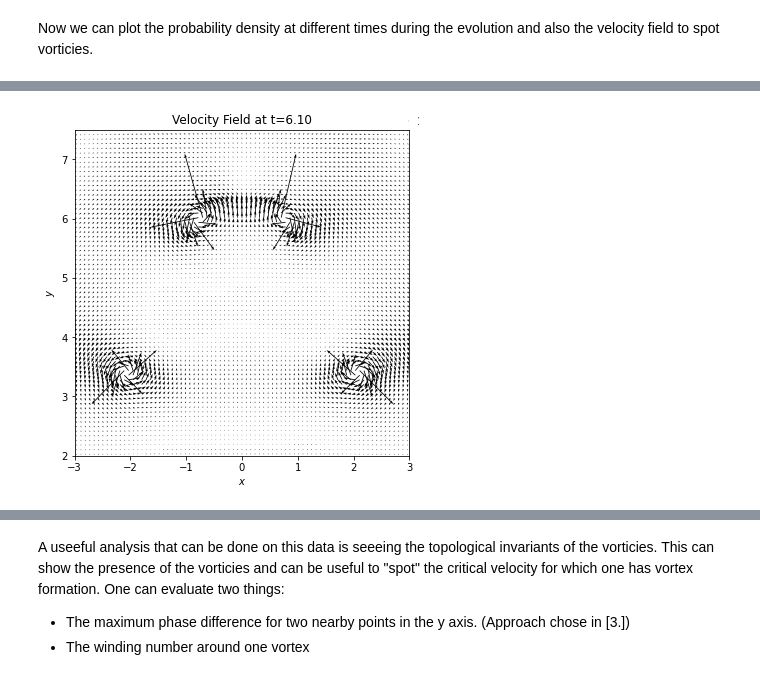
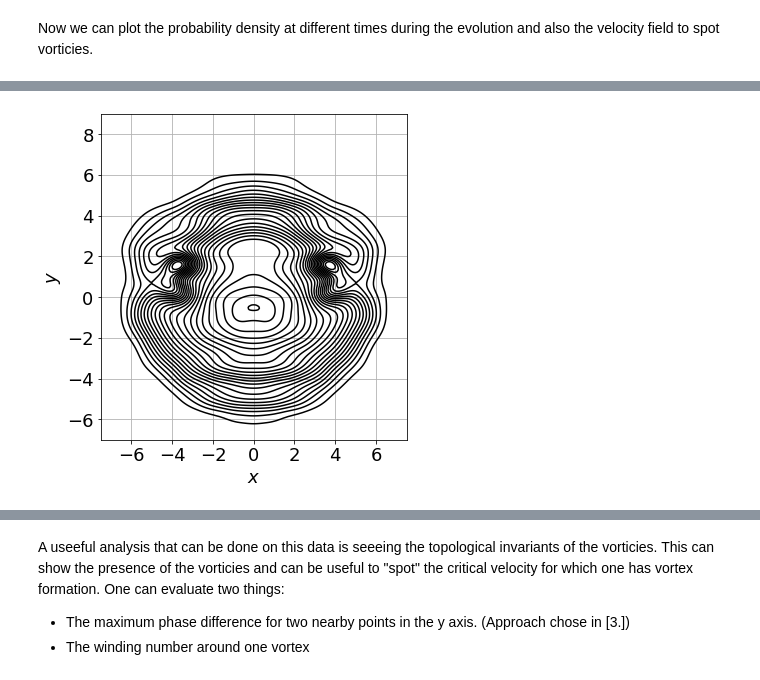
Before and after one commit to mvilucchio/BEC_TSSP, a Jupyter notebook: final_notebook.ipynb, the cells around one changed output, grey strips where cells are left out. Saved outputs shown, nothing was run; the diff lists cells and outputs as text; code cells hidden in the pictures.

```diff
--- a/final_notebook.ipynb
+++ b/final_notebook.ipynb
@@ -77,3 +94,0 @@ print("--- Evaluated in {:.2f} seconds ---".format(end_time - start_time))
-# %%
-frame = -1
-lst_fig = pt.surface_plotter(X, Y, np.abs(psi[frame])**2, title='', z_label=r'$|\psi|^2$')
@@ -223,8 +394,2 @@ print("--- Evaluated in {:.2f} seconds ---".format(end_time - start_time))
 # %% [markdown]
 Now we can plot the probability density at different times during the evolution and also the velocity field to spot vorticies.
-# %%
-frame = 61
-contour_fig = pt.contour_plotter(X, Y, np.abs(psi_t[frame])**2, title='Wavefunction at t={:.2f}'.format(dt*saving_time*frame), show_plot=False)
-axis_contour = contour_fig.gca()
-axis_contour.axis = ([-7.5,7.5,-7.5,7.5])
-axis_contour.set_aspect('equal')
@@ -233,5 +396,38 @@ axis_contour.set_aspect('equal')
-# %%
-u, v = gp.veloc_2d(psi_t[frame], x_spacing, y_spacing)
-veloc_fig = pt.quiver_plotter(X, Y, [u, v], plot_range=[-3.0,3.0,2.0,7.5], title='Velocity Field at t={:.2f}'.format(dt*saving_time*frame))
-# %% [output]
-[figure, removed]
+# %%
+def contour_plotter(X, Y, Z, levels=25, title='', x_label=r'$x$', y_label=r'$y$', values=False, show_plot=True, dark=False):
+    fig = plt.figure(figsize=(6,6))
+    ax = fig.gca()
+
+    cp = ax.contour(X, Y, Z, levels, colors='k')
+    #ax.clabel(cp, inline=2, fontsize=14, fmt='%1.1f')
+
+    ax.set_xlabel(x_label)
+    ax.set_ylabel(y_label)
+    title = ax.set_title(title)
+
+    if show_plot:
+        plt.show()
+
+    return fig
+# %%
+frames = [0, 20, 40, 60, 80, 100]
+
+for frame in frames:
+    contour_fig = contour_plotter(X, Y, 100*np.abs(psi_t[frame])**2, show_plot=False)
+    axis_contour = contour_fig.gca()
+    axis_contour.axis([-7.5,7.5,-7,9])
+    axis_contour.set_aspect('equal')
+    axis_contour.grid()
+
+    # increase the size of ticks
+    for tick in axis_contour.xaxis.get_major_ticks():
+                    tick.label.set_fontsize(18)
+    for tick in axis_contour.yaxis.get_major_ticks():
+                    tick.label.set_fontsize(18)
+    axis_contour.xaxis.label.set_fontsize(18)
+    axis_contour.yaxis.label.set_fontsize(18)
+    axis_contour.title.set_fontsize(18)
+
+    contour_fig.savefig(imgs_dir + "/contour_vortices_BW_t={:.1f}s.jpeg".format(dt*saving_time*frame), dpi=300, format='jpeg')
+# %% [output]
+[figure, added]
```
Also changed, not shown: parts of 47 cells of this notebook.
